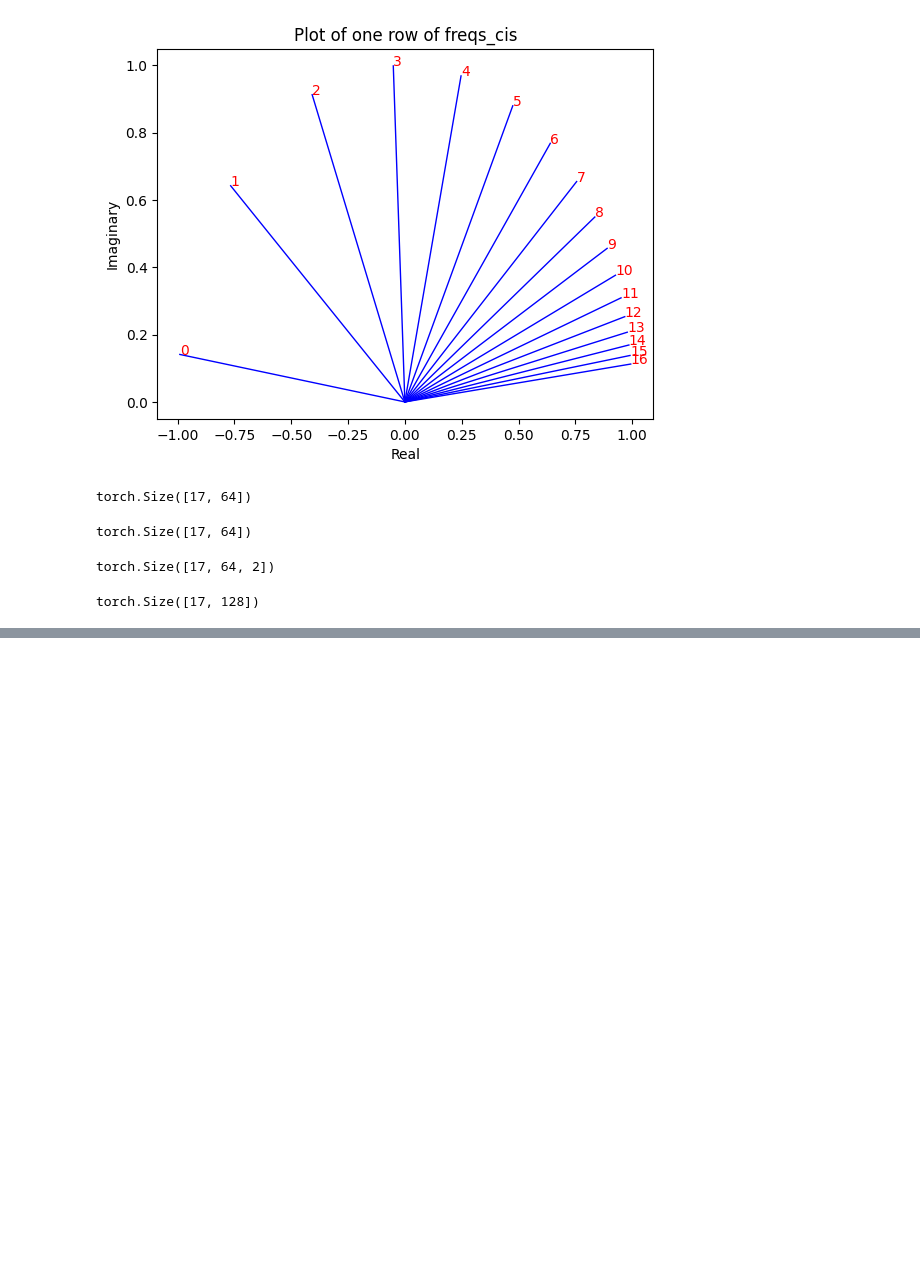
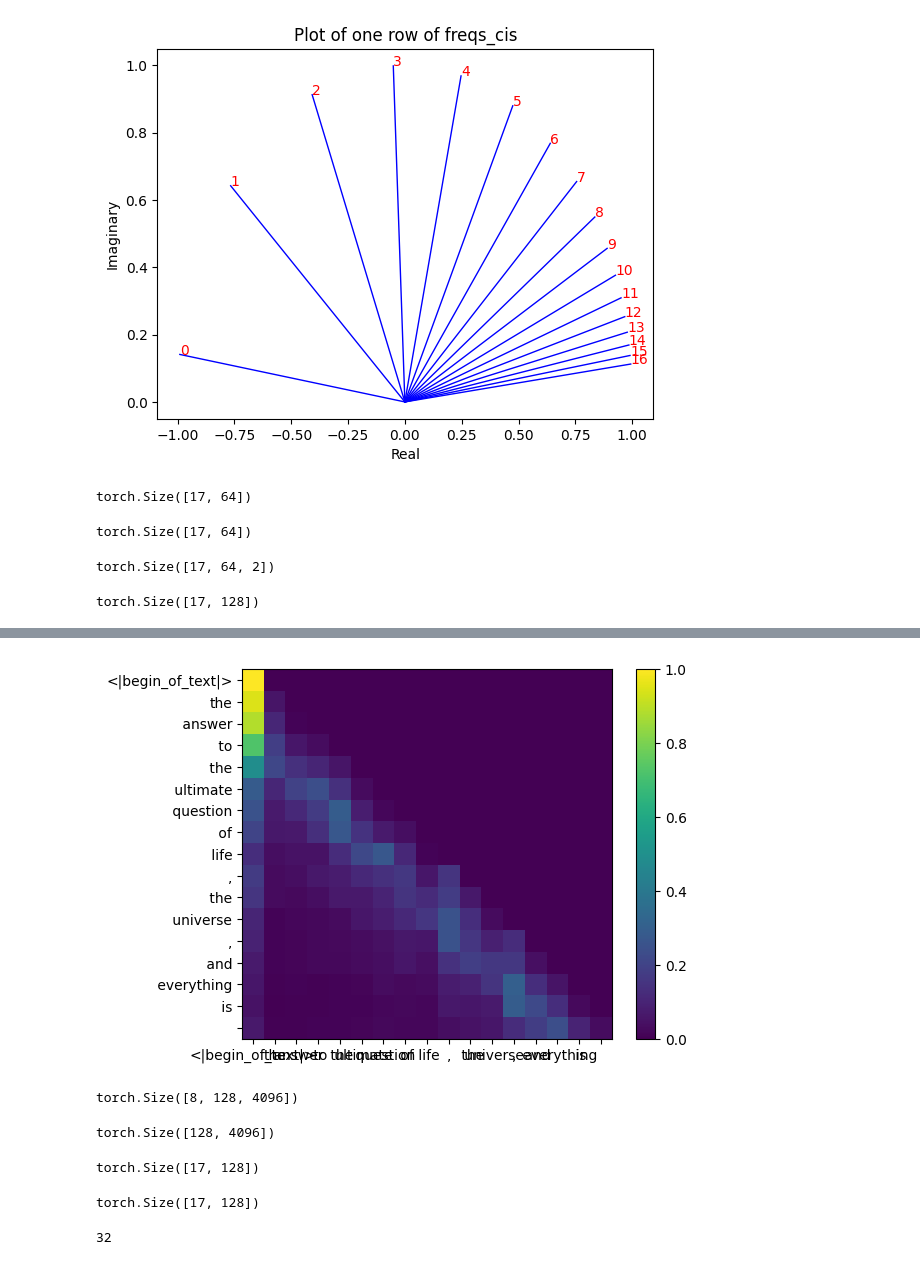
Before and after one commit to vamsi-panchada/Llama_3_scractch, a Jupyter notebook: llama_impl.ipynb, the cells around one changed output, grey strips where cells are left out. Saved outputs shown, nothing was run; the diff lists cells and outputs as text; code cells hidden in the pictures; blank space fills up the shorter version.

```diff
--- a/llama_impl.ipynb
+++ b/llama_impl.ipynb
@@ -197,0 +279,59 @@ torch.Size([17, 128])
+# %%
+qk_per_token_after_masking_after_softmax = torch.nn.functional.softmax(qk_per_token_after_masking, dim=1).to(torch.bfloat16)
+display_qk_heatmap(qk_per_token_after_masking_after_softmax)
+# %% [output]
+[figure, added]
+# %%
+v_layer0 = model["layers.0.attention.wv.weight"]
+v_layer0 = v_layer0.view(n_kv_heads, v_layer0.shape[0] // n_kv_heads, dim)
+v_layer0.shape
+# %% [output]
+torch.Size([8, 128, 4096])
+# %%
+v_layer0_head0 = v_layer0[0]
+v_layer0_head0.shape
+# %% [output]
+torch.Size([128, 4096])
+# %%
+v_per_token = torch.matmul(token_embeddings, v_layer0_head0.T)
+v_per_token.shape
+# %% [output]
+torch.Size([17, 128])
+# %%
+qkv_attention = torch.matmul(qk_per_token_after_masking_after_softmax, v_per_token)
+qkv_attention.shape
+# %% [output]
+torch.Size([17, 128])
+# %%
+qkv_attention_store = []
+
+for head in range(n_heads):
+    q_layer0_head = q_layer0[head]
+    k_layer0_head = k_layer0[head//4] # key weights are shared across 4 heads
+    v_layer0_head = v_layer0[head//4] # value weights are shared across 4 heads
+    q_per_token = torch.matmul(token_embeddings, q_layer0_head.T)
+    k_per_token = torch.matmul(token_embeddings, k_layer0_head.T)
+    v_per_token = torch.matmul(token_embeddings, v_layer0_head.T)
+
+    q_per_token_split_into_pairs = q_per_token.float().view(q_per_token.shape[0], -1, 2)
+    q_per_token_as_complex_numbers = torch.view_as_complex(q_per_token_split_into_pairs)
+    q_per_token_split_into_pairs_rotated = torch.view_as_real(q_per_token_as_complex_numbers * freqs_cis[:len(tokens)])
+    q_per_token_rotated = q_per_token_split_into_pairs_rotated.view(q_per_token.shape)
+
+    k_per_token_split_into_pairs = k_per_token.float().view(k_per_token.shape[0], -1, 2)
+    k_per_token_as_complex_numbers = torch.view_as_complex(k_per_token_split_into_pairs)
+    k_per_token_split_into_pairs_rotated = torch.view_as_real(k_per_token_as_complex_numbers * freqs_cis[:len(tokens)])
+    k_per_token_rotated = k_per_token_split_into_pairs_rotated.view(k_per_token.shape)
+
+    qk_per_token = torch.matmul(q_per_token_rotated, k_per_token_rotated.T)/(128)**0.5
+    mask = torch.full((len(tokens), len(tokens)), float("-inf"), device=tokens.device)
+    mask = torch.triu(mask, diagonal=1)
+    qk_per_token_after_masking = qk_per_token + mask
+    qk_per_token_after_masking_after_softmax = torch.nn.functional.softmax(qk_per_token_after_masking, dim=1).to(torch.bfloat16)
+    qkv_attention = torch.matmul(qk_per_token_after_masking_after_softmax, v_per_token)
+    qkv_attention = torch.matmul(qk_per_token_after_masking_after_softmax, v_per_token)
+    qkv_attention_store.append(qkv_attention)
+
+len(qkv_attention_store)
+# %% [output]
+32
```
Also changed, not shown: parts of 24 cells of this notebook.
